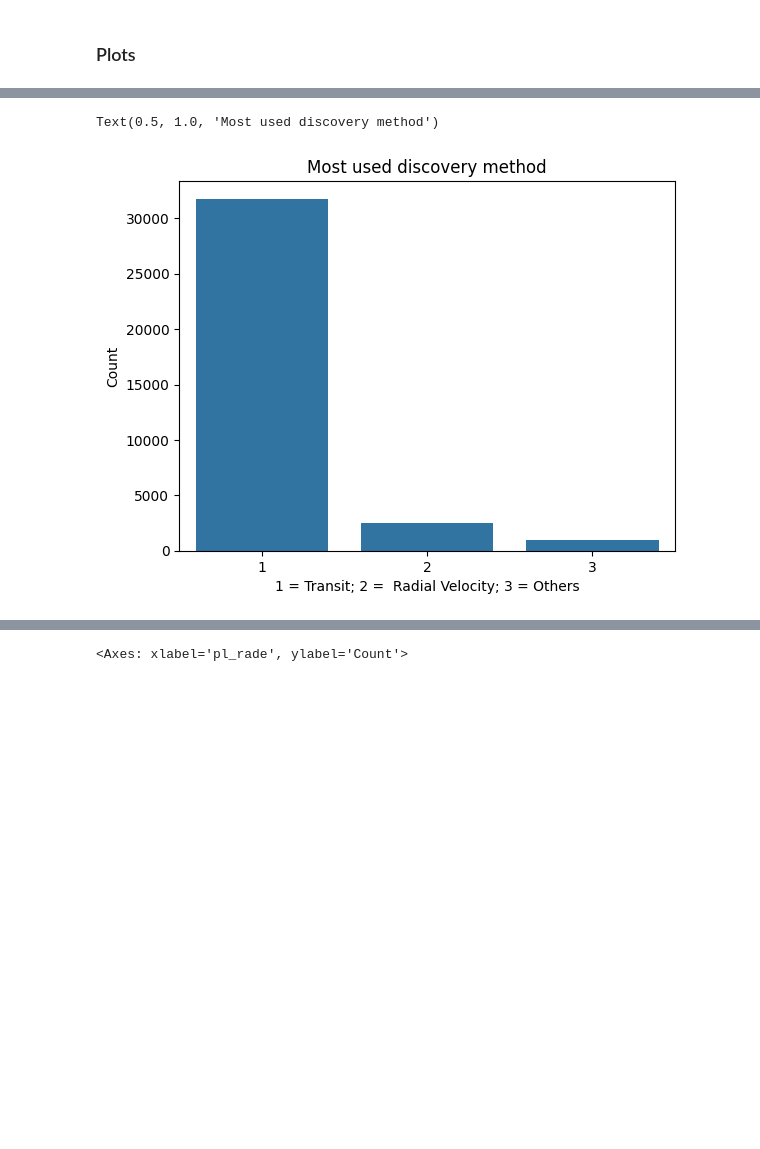
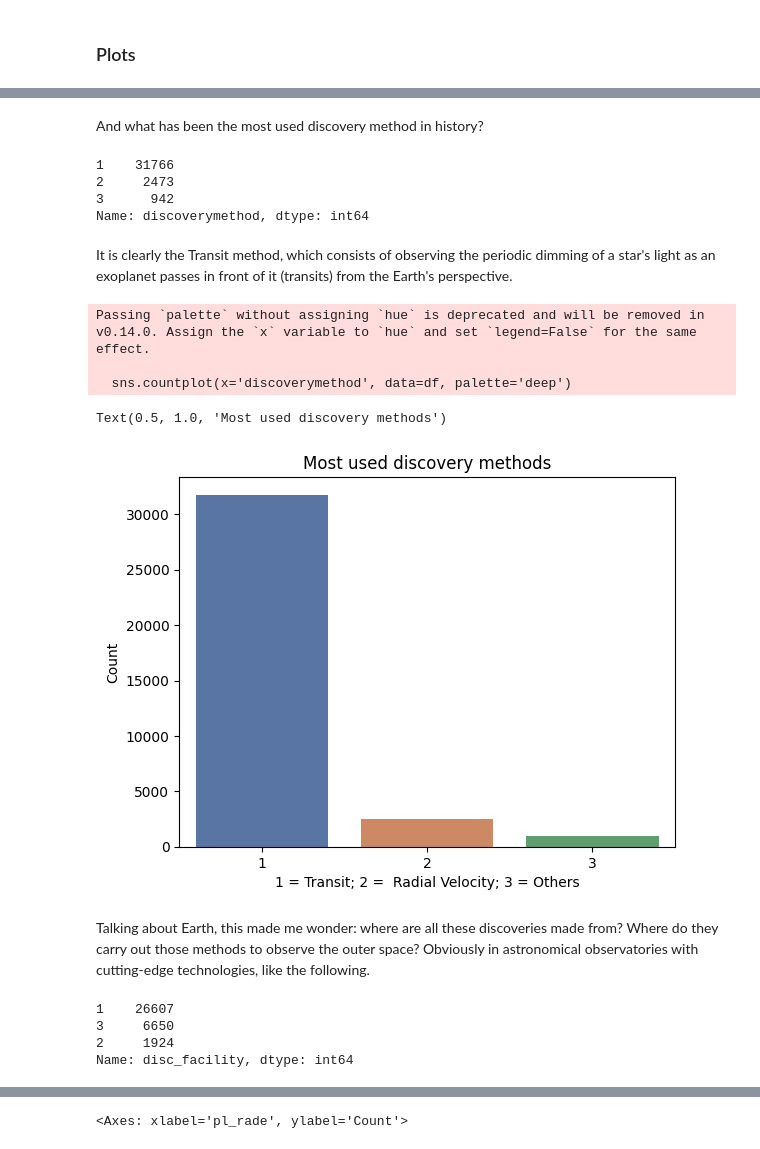
Before and after one commit to AlejandroBlancoFernandez/ExoplanetEDA, a Jupyter notebook: ExoplanetEDA.ipynb, the cells around one changed output, grey strips where cells are left out. Cells and saved outputs as stored; diff of their text form; code cells hidden in the pictures; blank space fills up the shorter version.

```diff
--- a/ExoplanetEDA.ipynb
+++ b/ExoplanetEDA.ipynb
@@ -386,11 +421,34 @@ Text(0.5, 1.0, 'title')
+# %% [markdown]
+And what has been the most used discovery method in history?
+# %%
+df['discoverymethod'].value_counts()
+# %% [output]
+1    31766
+2     2473
+3      942
+Name: discoverymethod, dtype: int64
+# %% [markdown]
+It is clearly the Transit method, which consists of observing the periodic dimming of a star's light as an exoplanet passes in front of it (transits) from the Earth's perspective.
 # %%
 # Most used discovery method (sneak peek from the label encoding)
-sns.countplot(x='discoverymethod', data=df)
+sns.countplot(x='discoverymethod', data=df, palette='deep')
 plt.xlabel('1 = Transit; 2 =  Radial Velocity; 3 = Others')
 plt.ylabel('Count')
-plt.title('Most used discovery method')
+plt.title('Most used discovery methods')
 # %% [output]
-Text(0.5, 1.0, 'Most used discovery method')
+Passing `palette` without assigning `hue` is deprecated and will be removed in v0.14.0. Assign the `x` variable to `hue` and set `legend=False` for the same effect.
+
+  sns.countplot(x='discoverymethod', data=df, palette='deep')
+Text(0.5, 1.0, 'Most used discovery methods')
-[figure, old version]
+[figure, new version]
+# %% [markdown]
+Talking about Earth, this made me wonder: where are all these discoveries made from? Where do they carry out those methods to observe the outer space? Obviously in astronomical observatories with cutting-edge technologies, like the following.
+# %%
+df['disc_facility'].value_counts()
+# %% [output]
+1    26607
+3     6650
+2     1924
+Name: disc_facility, dtype: int64
 # %%
 # Facility with most discoveries
```
Also changed, not shown: parts of 26 cells of this notebook.
